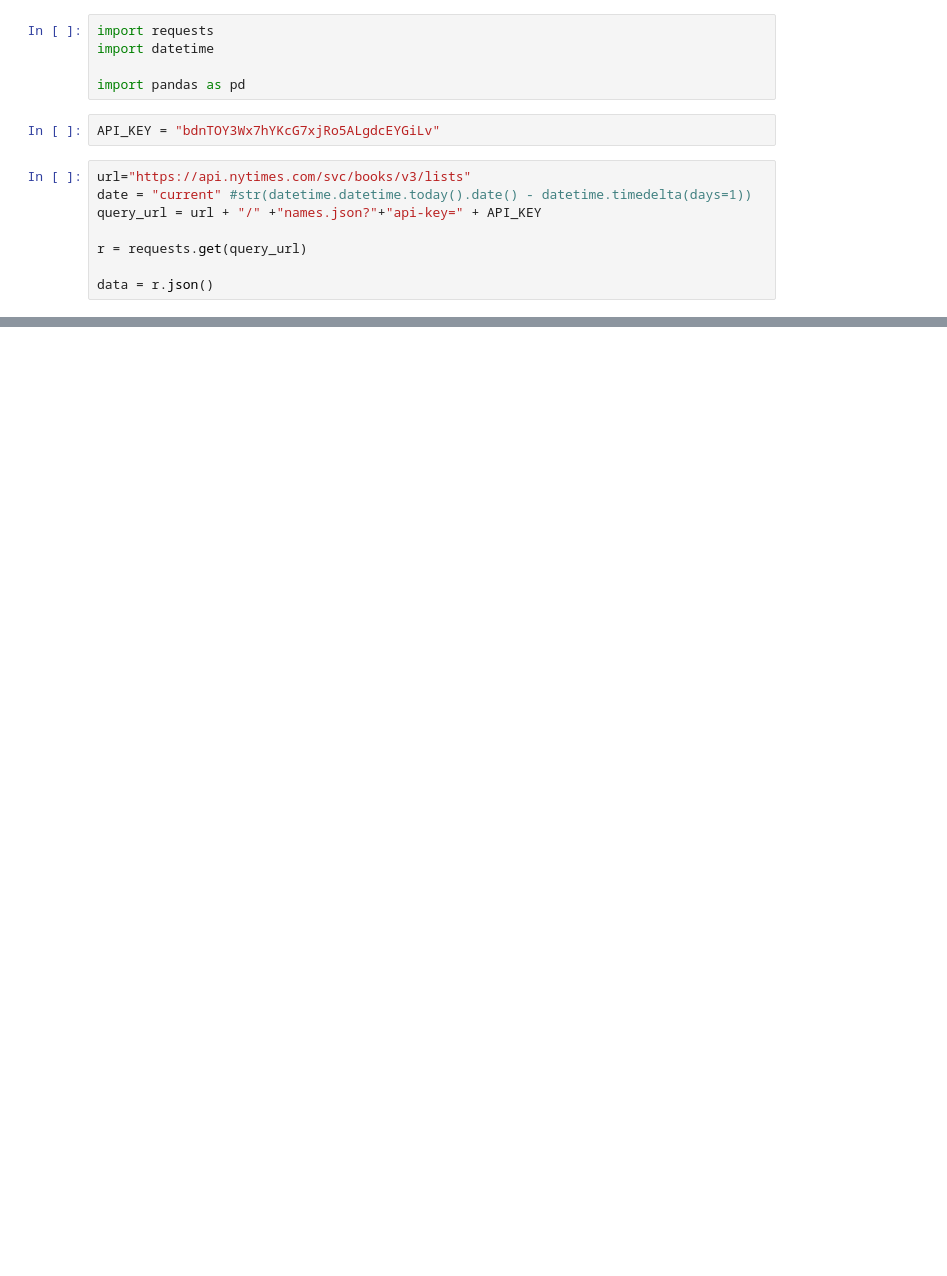
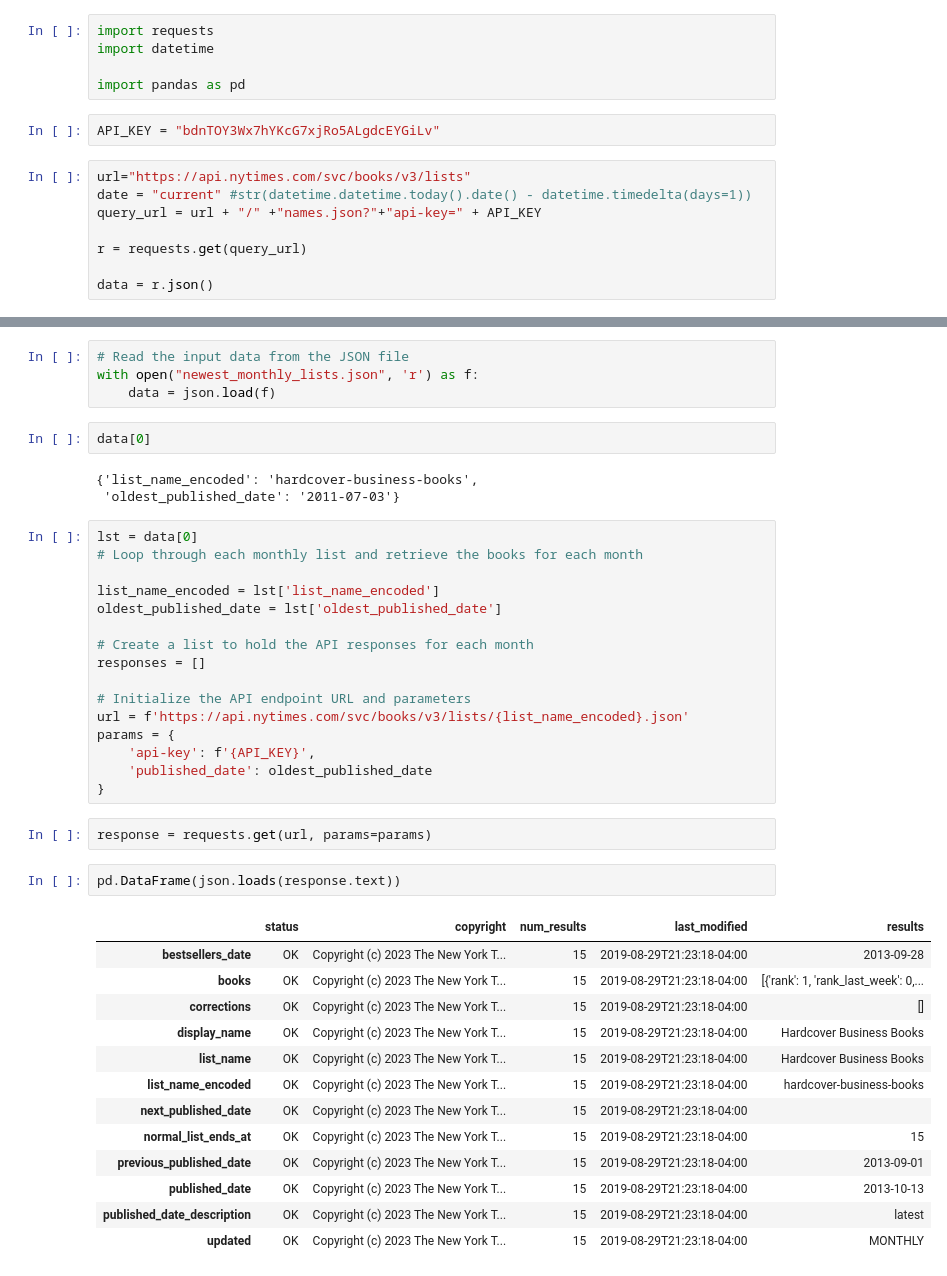
Before and after one commit to natitaw/nytimes-books, a Jupyter notebook: exp/exploration.ipynb, the cells around one changed output, grey strips where cells are left out. Saved outputs shown, nothing was run; the diff lists cells and outputs as text; blank space fills up the shorter version.

```diff
--- a/exp/exploration.ipynb
+++ b/exp/exploration.ipynb
@@ -15,0 +139,43 @@ data = r.json()
+# %%
+# Read the input data from the JSON file
+with open("newest_monthly_lists.json", 'r') as f:
+    data = json.load(f)
+# %%
+data[0]
+# %% [output]
+{'list_name_encoded': 'hardcover-business-books',
+ 'oldest_published_date': '2011-07-03'}
+# %%
+lst = data[0]
+# Loop through each monthly list and retrieve the books for each month
+
+list_name_encoded = lst['list_name_encoded']
+oldest_published_date = lst['oldest_published_date']
+
+# Create a list to hold the API responses for each month
+responses = []
+
+# Initialize the API endpoint URL and parameters
+url = f'https://api.nytimes.com/svc/books/v3/lists/{list_name_encoded}.json'
+params = {
+    'api-key': f'{API_KEY}',
+    'published_date': oldest_published_date
+}
+# %%
+response = requests.get(url, params=params)
+# %%
+pd.DataFrame(json.loads(response.text))
+# %% [output]
+|  | status | copyright | num_results | last_modified | results |
+| bestsellers_date | OK | Copyright (c) 2023 The New York T... | 15 | 2019-08-29T21:23:18-04:00 | 2013-09-28 |
+| books | OK | Copyright (c) 2023 The New York T... | 15 | 2019-08-29T21:23:18-04:00 | [{'rank': 1, 'rank_last_week': 0,... |
+| corrections | OK | Copyright (c) 2023 The New York T... | 15 | 2019-08-29T21:23:18-04:00 | [] |
+| display_name | OK | Copyright (c) 2023 The New York T... | 15 | 2019-08-29T21:23:18-04:00 | Hardcover Business Books |
+| list_name | OK | Copyright (c) 2023 The New York T... | 15 | 2019-08-29T21:23:18-04:00 | Hardcover Business Books |
+| list_name_encoded | OK | Copyright (c) 2023 The New York T... | 15 | 2019-08-29T21:23:18-04:00 | hardcover-business-books |
+| next_published_date | OK | Copyright (c) 2023 The New York T... | 15 | 2019-08-29T21:23:18-04:00 |  |
+| normal_list_ends_at | OK | Copyright (c) 2023 The New York T... | 15 | 2019-08-29T21:23:18-04:00 | 15 |
+| previous_published_date | OK | Copyright (c) 2023 The New York T... | 15 | 2019-08-29T21:23:18-04:00 | 2013-09-01 |
+| published_date | OK | Copyright (c) 2023 The New York T... | 15 | 2019-08-29T21:23:18-04:00 | 2013-10-13 |
+| published_date_description | OK | Copyright (c) 2023 The New York T... | 15 | 2019-08-29T21:23:18-04:00 | latest |
+| updated | OK | Copyright (c) 2023 The New York T... | 15 | 2019-08-29T21:23:18-04:00 | MONTHLY |
```
Also changed, not shown: parts of 13 cells of this notebook, 13 other files.
